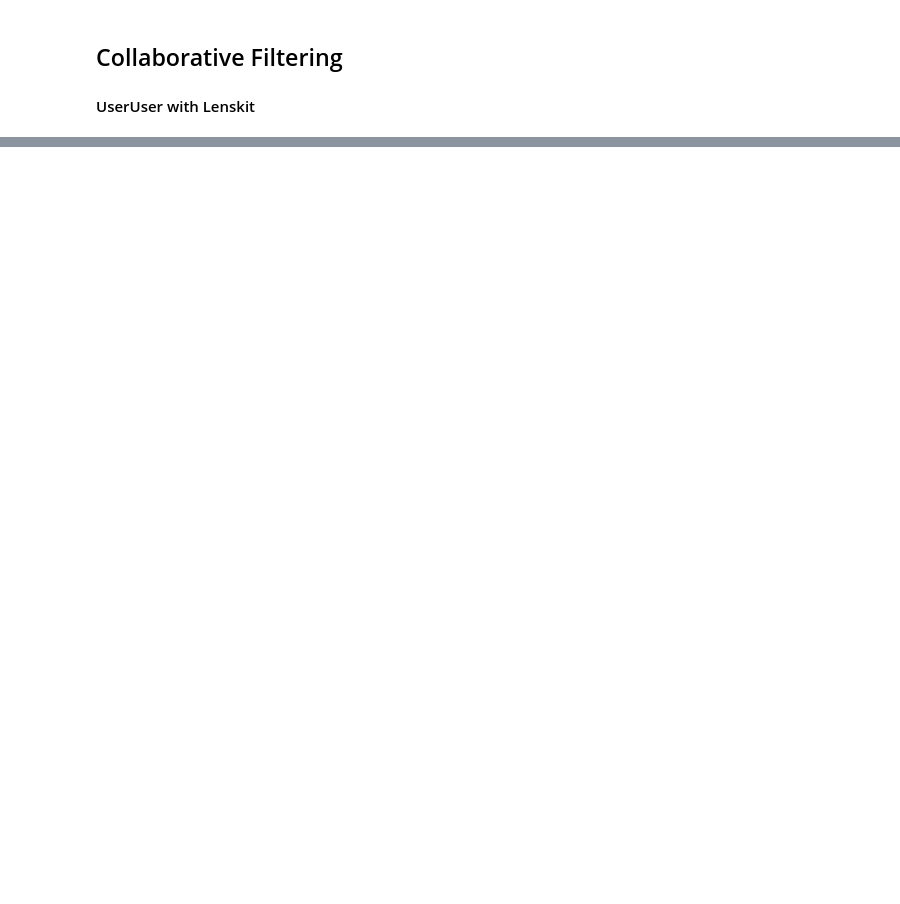
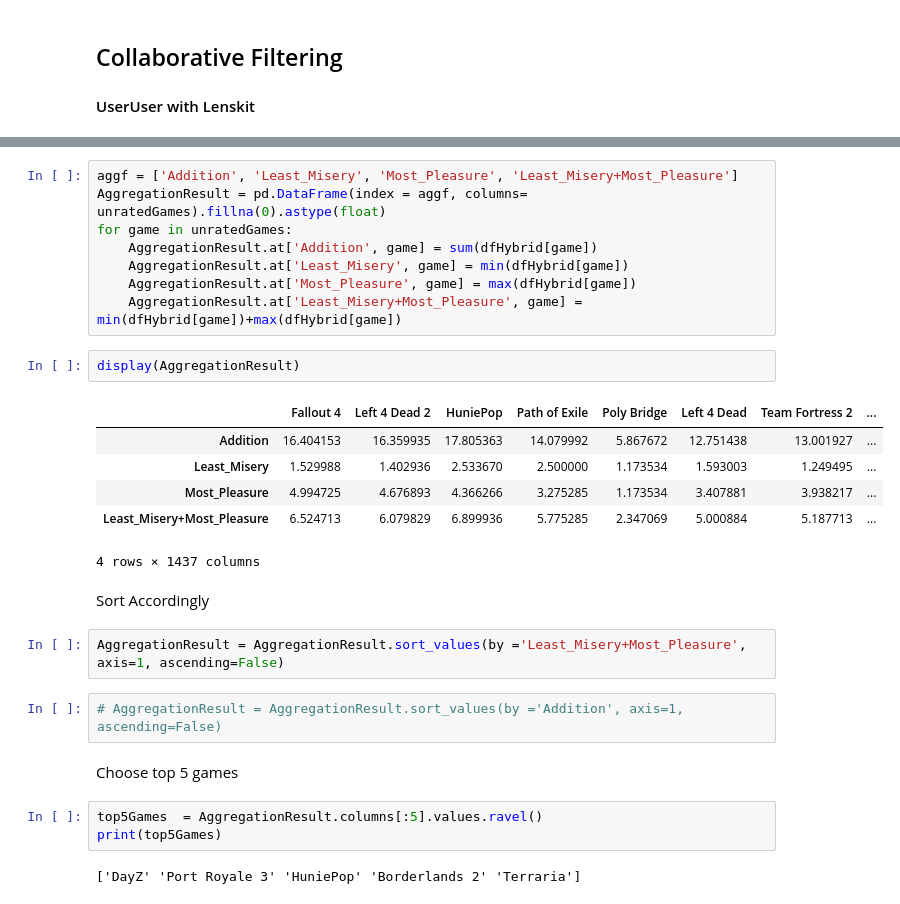
Before and after one commit to ymavruk/The-Recommended-Group-2021, a Jupyter notebook: Methods/Model1.ipynb, the cells around one changed output, grey strips where cells are left out. Cells and saved outputs as stored; diff of their text form; blank space fills up the shorter version.

```diff
--- a/Methods/Model1.ipynb
+++ b/Methods/Model1.ipynb
@@ -326,0 +459,30 @@ display(final_pred1)
+# %%
+aggf = ['Addition', 'Least_Misery', 'Most_Pleasure', 'Least_Misery+Most_Pleasure']
+AggregationResult = pd.DataFrame(index = aggf, columns= unratedGames).fillna(0).astype(float)
+for game in unratedGames:
+    AggregationResult.at['Addition', game] = sum(dfHybrid[game])
+    AggregationResult.at['Least_Misery', game] = min(dfHybrid[game])
+    AggregationResult.at['Most_Pleasure', game] = max(dfHybrid[game])
+    AggregationResult.at['Least_Misery+Most_Pleasure', game] = min(dfHybrid[game])+max(dfHybrid[game])
+# %%
+display(AggregationResult)
+# %% [output]
+|  | Fallout 4 | Left 4 Dead 2 | HuniePop | Path of Exile | Poly Bridge | Left 4 Dead | Team Fortress 2 | ... |
+| Addition | 16.404153 | 16.359935 | 17.805363 | 14.079992 | 5.867672 | 12.751438 | 13.001927 | ... |
+| Least_Misery | 1.529988 | 1.402936 | 2.533670 | 2.500000 | 1.173534 | 1.593003 | 1.249495 | ... |
+| Most_Pleasure | 4.994725 | 4.676893 | 4.366266 | 3.275285 | 1.173534 | 3.407881 | 3.938217 | ... |
+| Least_Misery+Most_Pleasure | 6.524713 | 6.079829 | 6.899936 | 5.775285 | 2.347069 | 5.000884 | 5.187713 | ... |
+4 rows × 1437 columns
+# %% [markdown]
+Sort Accordingly
+# %%
+AggregationResult = AggregationResult.sort_values(by ='Least_Misery+Most_Pleasure', axis=1, ascending=False)
+# %%
+# AggregationResult = AggregationResult.sort_values(by ='Addition', axis=1, ascending=False)
+# %% [markdown]
+Choose top 5 games
+# %%
+top5Games  = AggregationResult.columns[:5].values.ravel()
+print(top5Games)
+# %% [output]
+['DayZ' 'Port Royale 3' 'HuniePop' 'Borderlands 2' 'Terraria']
```
Also changed, not shown: parts of 39 cells of this notebook.
